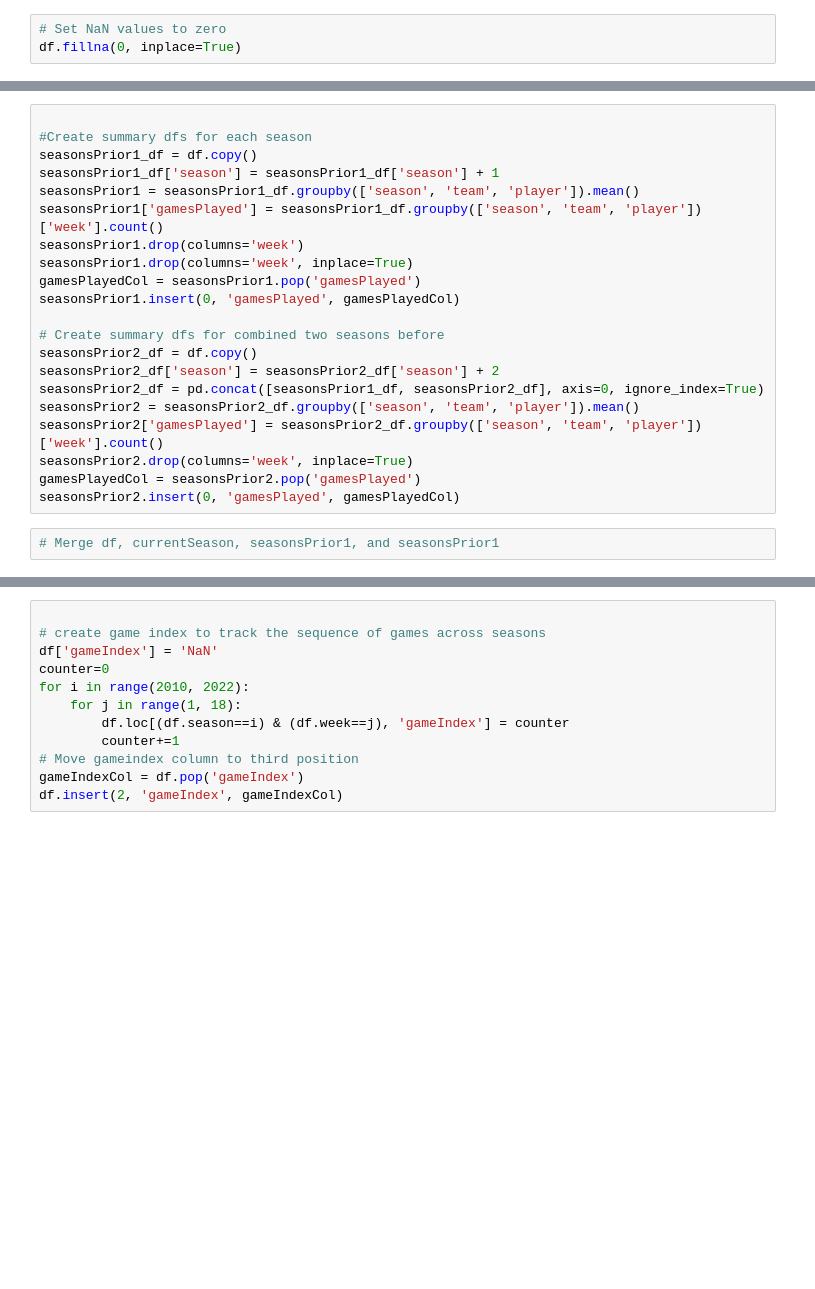
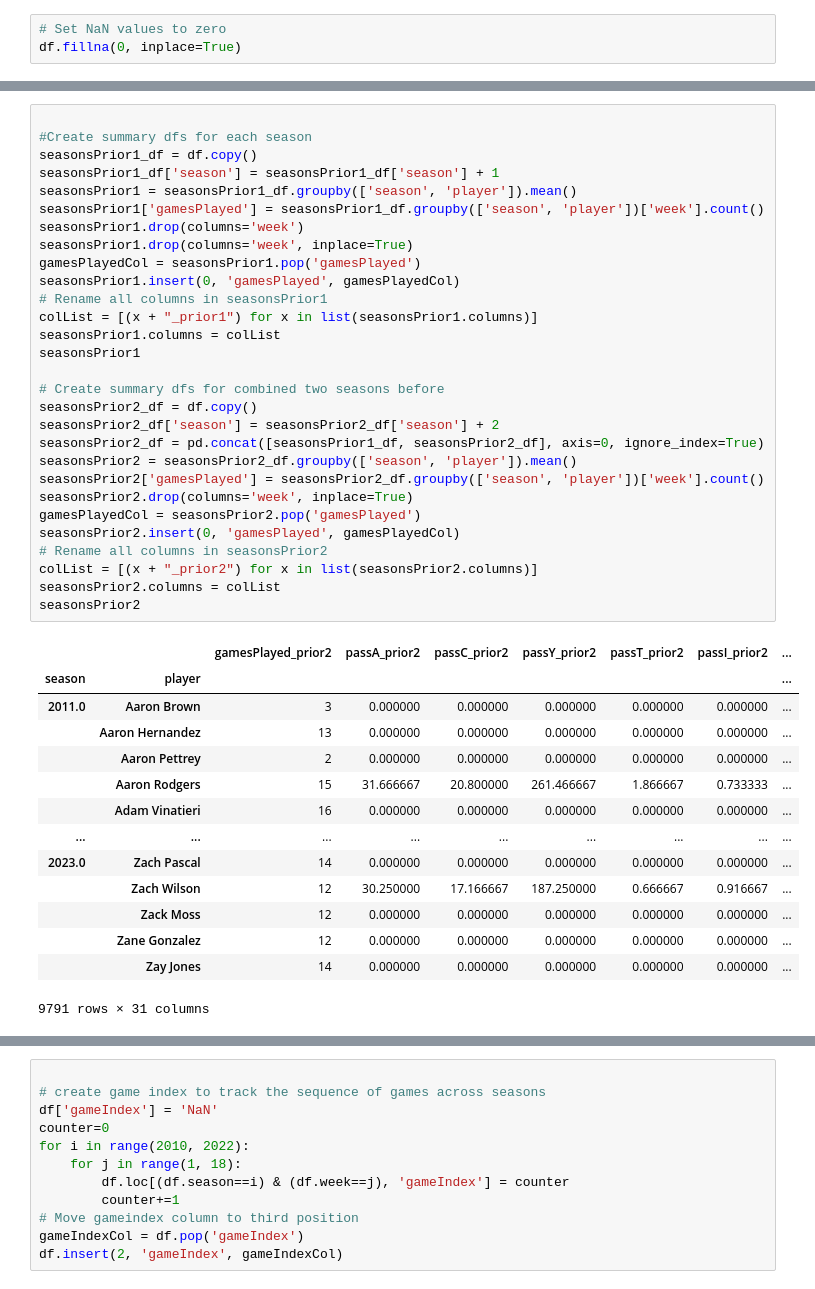
Before and after one commit to travisdharry/FantasyFootballPredictions, a Jupyter notebook: cleaning.ipynb, the cells around one changed output, grey strips where cells are left out. Drawn from its saved outputs; the diff is of its cells as text; blank space fills up the shorter version.

```diff
--- a/cleaning.ipynb
+++ b/cleaning.ipynb
@@ -35,23 +95,44 @@ currentSeason_df = df.copy()
 # %%
 
 #Create summary dfs for each season
 seasonsPrior1_df = df.copy()
 seasonsPrior1_df['season'] = seasonsPrior1_df['season'] + 1
-seasonsPrior1 = seasonsPrior1_df.groupby(['season', 'team', 'player']).mean()
-seasonsPrior1['gamesPlayed'] = seasonsPrior1_df.groupby(['season', 'team', 'player'])['week'].count()
+seasonsPrior1 = seasonsPrior1_df.groupby(['season', 'player']).mean()
+seasonsPrior1['gamesPlayed'] = seasonsPrior1_df.groupby(['season', 'player'])['week'].count()
 seasonsPrior1.drop(columns='week')
 seasonsPrior1.drop(columns='week', inplace=True)
 gamesPlayedCol = seasonsPrior1.pop('gamesPlayed')
 seasonsPrior1.insert(0, 'gamesPlayed', gamesPlayedCol)
+# Rename all columns in seasonsPrior1
+colList = [(x + "_prior1") for x in list(seasonsPrior1.columns)]
+seasonsPrior1.columns = colList
+seasonsPrior1
 
 # Create summary dfs for combined two seasons before
 seasonsPrior2_df = df.copy()
 seasonsPrior2_df['season'] = seasonsPrior2_df['season'] + 2
 seasonsPrior2_df = pd.concat([seasonsPrior1_df, seasonsPrior2_df], axis=0, ignore_index=True)
-seasonsPrior2 = seasonsPrior2_df.groupby(['season', 'team', 'player']).mean()
-seasonsPrior2['gamesPlayed'] = seasonsPrior2_df.groupby(['season', 'team', 'player'])['week'].count()
+seasonsPrior2 = seasonsPrior2_df.groupby(['season', 'player']).mean()
+seasonsPrior2['gamesPlayed'] = seasonsPrior2_df.groupby(['season', 'player'])['week'].count()
 seasonsPrior2.drop(columns='week', inplace=True)
 gamesPlayedCol = seasonsPrior2.pop('gamesPlayed')
 seasonsPrior2.insert(0, 'gamesPlayed', gamesPlayedCol)
+# Rename all columns in seasonsPrior2
+colList = [(x + "_prior2") for x in list(seasonsPrior2.columns)]
+seasonsPrior2.columns = colList
+seasonsPrior2
+# %% [output]
+|  |  | gamesPlayed_prior2 | passA_prior2 | passC_prior2 | passY_prior2 | passT_prior2 | passI_prior2 | ... |
+| season | player |  |  |  |  |  |  | ... |
+| 2011.0 | Aaron Brown | 3 | 0.000000 | 0.000000 | 0.000000 | 0.000000 | 0.000000 | ... |
+|  | Aaron Hernandez | 13 | 0.000000 | 0.000000 | 0.000000 | 0.000000 | 0.000000 | ... |
+|  | Aaron Pettrey | 2 | 0.000000 | 0.000000 | 0.000000 | 0.000000 | 0.000000 | ... |
+|  | Aaron Rodgers | 15 | 31.666667 | 20.800000 | 261.466667 | 1.866667 | 0.733333 | ... |
+|  | Adam Vinatieri | 16 | 0.000000 | 0.000000 | 0.000000 | 0.000000 | 0.000000 | ... |
+| ... | ... | ... | ... | ... | ... | ... | ... | ... |
+| 2023.0 | Zach Pascal | 14 | 0.000000 | 0.000000 | 0.000000 | 0.000000 | 0.000000 | ... |
+|  | Zach Wilson | 12 | 30.250000 | 17.166667 | 187.250000 | 0.666667 | 0.916667 | ... |
+|  | Zack Moss | 12 | 0.000000 | 0.000000 | 0.000000 | 0.000000 | 0.000000 | ... |
+|  | Zane Gonzalez | 12 | 0.000000 | 0.000000 | 0.000000 | 0.000000 | 0.000000 | ... |
+|  | Zay Jones | 14 | 0.000000 | 0.000000 | 0.000000 | 0.000000 | 0.000000 | ... |
+9791 rows × 31 columns
-# %%
-# Merge df, currentSeason, seasonsPrior1, and seasonsPrior1
```
Also changed, not shown: parts of 9 cells of this notebook, 2 other files.
